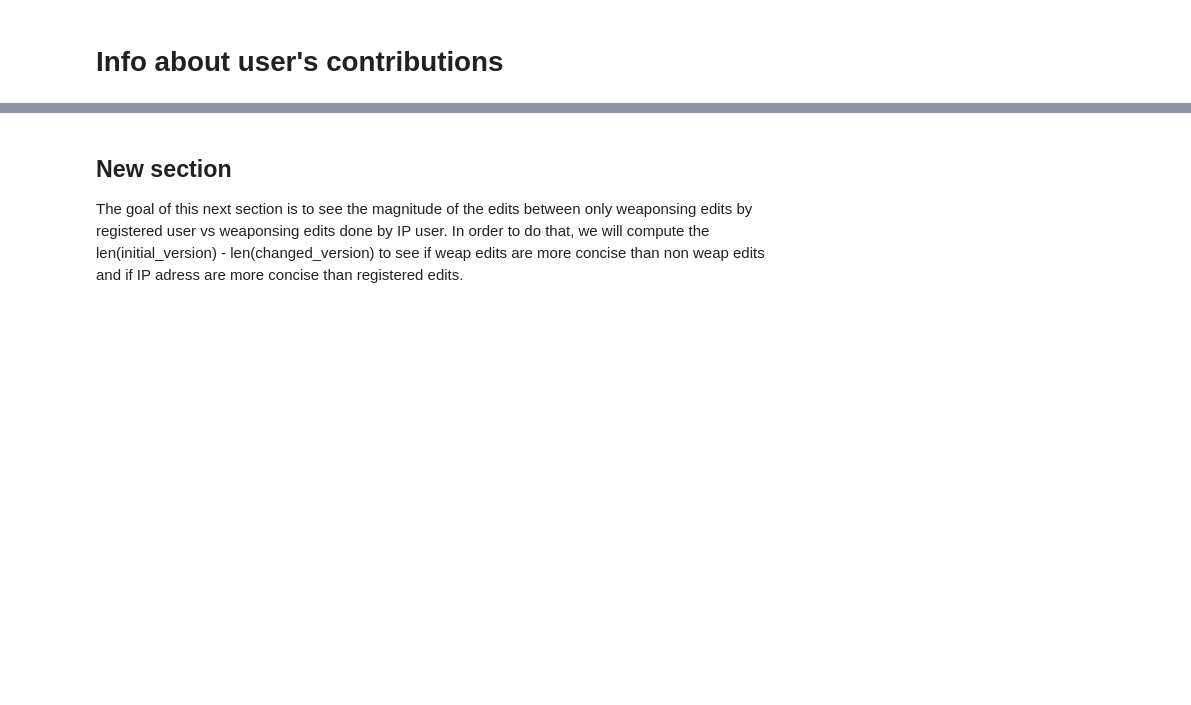
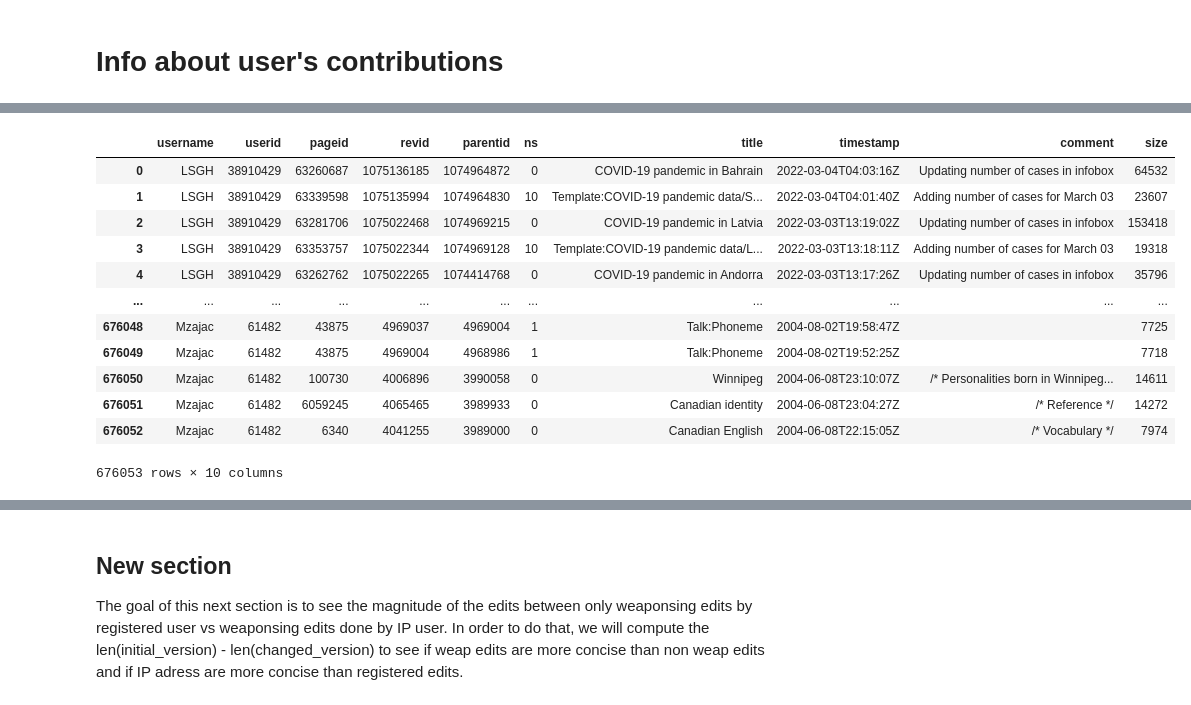
Before and after one commit to dh-epfl-students/dhlab-cultural-weaponisation-ukraine-benchmark, a Jupyter notebook: notebooks/maxime_all_users_analysis_.ipynb, the cells around one changed output, grey strips where cells are left out. Cells and saved outputs as stored; diff of their text form; code cells hidden in the pictures; blank space fills up the shorter version.

```diff
--- a/notebooks/maxime_all_users_analysis_.ipynb
+++ b/notebooks/maxime_all_users_analysis_.ipynb
@@ -393,7 +409,29 @@ KeyboardInterrupt:
 # %%
-top_user_contribs_df.to_csv('../datas/interim/All Users Analysis/all_user_contribs.csv', index=False)
-top_user_contribs_df = pd.read_csv('../datas/interim/All Users Analysis/all_user_contribs.csv')
-top_user_contribs_df["year"] = pd.to_datetime(top_user_contribs_df["timestamp"], errors="coerce").dt.year
+flat_contribs = [edit for user_list in all_contribs for edit in user_list]
+
+top_user_contribs_df = pd.DataFrame(flat_contribs)
+
+cols = ["username", "userid", "pageid", "revid", "parentid", "ns",
+        "title", "timestamp", "comment", "size"]
+
+top_user_contribs_df = top_user_contribs_df.reindex(
+    columns=[c for c in cols if c in top_user_contribs_df.columns]
+)
+top_user_contribs_df
+# %% [output]
+|  | username | userid | pageid | revid | parentid | ns | title | timestamp | comment | size |
+| 0 | LSGH | 38910429 | 63260687 | 1075136185 | 1074964872 | 0 | COVID-19 pandemic in Bahrain | 2022-03-04T04:03:16Z | Updating number of cases in infobox | 64532 |
+| 1 | LSGH | 38910429 | 63339598 | 1075135994 | 1074964830 | 10 | Template:COVID-19 pandemic data/S... | 2022-03-04T04:01:40Z | Adding number of cases for March 03 | 23607 |
+| 2 | LSGH | 38910429 | 63281706 | 1075022468 | 1074969215 | 0 | COVID-19 pandemic in Latvia | 2022-03-03T13:19:02Z | Updating number of cases in infobox | 153418 |
+| 3 | LSGH | 38910429 | 63353757 | 1075022344 | 1074969128 | 10 | Template:COVID-19 pandemic data/L... | 2022-03-03T13:18:11Z | Adding number of cases for March 03 | 19318 |
+| 4 | LSGH | 38910429 | 63262762 | 1075022265 | 1074414768 | 0 | COVID-19 pandemic in Andorra | 2022-03-03T13:17:26Z | Updating number of cases in infobox | 35796 |
+| ... | ... | ... | ... | ... | ... | ... | ... | ... | ... | ... |
+| 676048 | Mzajac | 61482 | 43875 | 4969037 | 4969004 | 1 | Talk:Phoneme | 2004-08-02T19:58:47Z |  | 7725 |
+| 676049 | Mzajac | 61482 | 43875 | 4969004 | 4968986 | 1 | Talk:Phoneme | 2004-08-02T19:52:25Z |  | 7718 |
+| 676050 | Mzajac | 61482 | 100730 | 4006896 | 3990058 | 0 | Winnipeg | 2004-06-08T23:10:07Z | /* Personalities born in Winnipeg... | 14611 |
+| 676051 | Mzajac | 61482 | 6059245 | 4065465 | 3989933 | 0 | Canadian identity | 2004-06-08T23:04:27Z | /* Reference */ | 14272 |
+| 676052 | Mzajac | 61482 | 6340 | 4041255 | 3989000 | 0 | Canadian English | 2004-06-08T22:15:05Z | /* Vocabulary */ | 7974 |
+676053 rows × 10 columns
 # %%
 ukraine_keywords_small = [
     "ukraine", "ukrainian", "kyiv", "kiev", "crimea", "crimean", "kuban", "donbas", "donetsk", "luhansk",
```
Also changed, not shown: parts of 4 cells of this notebook, 2 other files.
